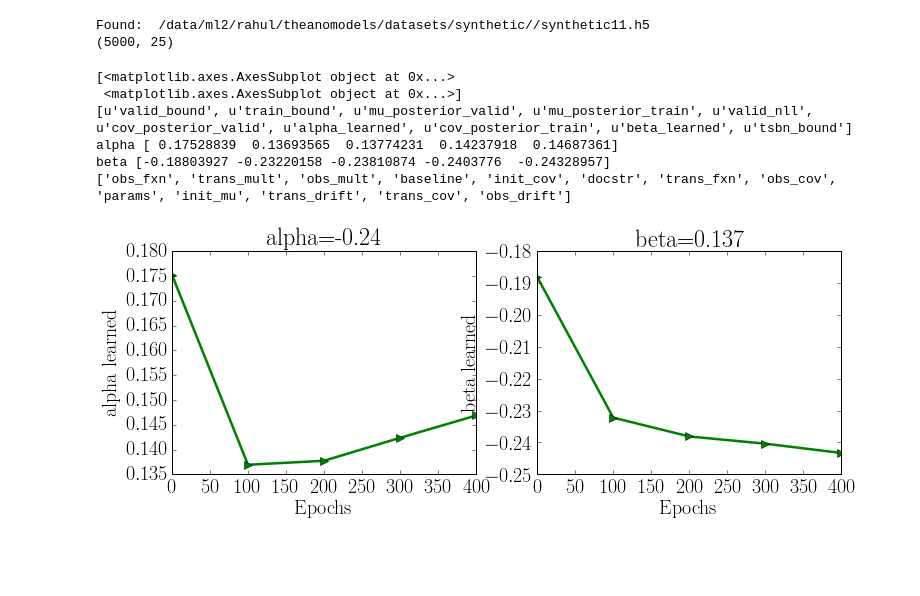
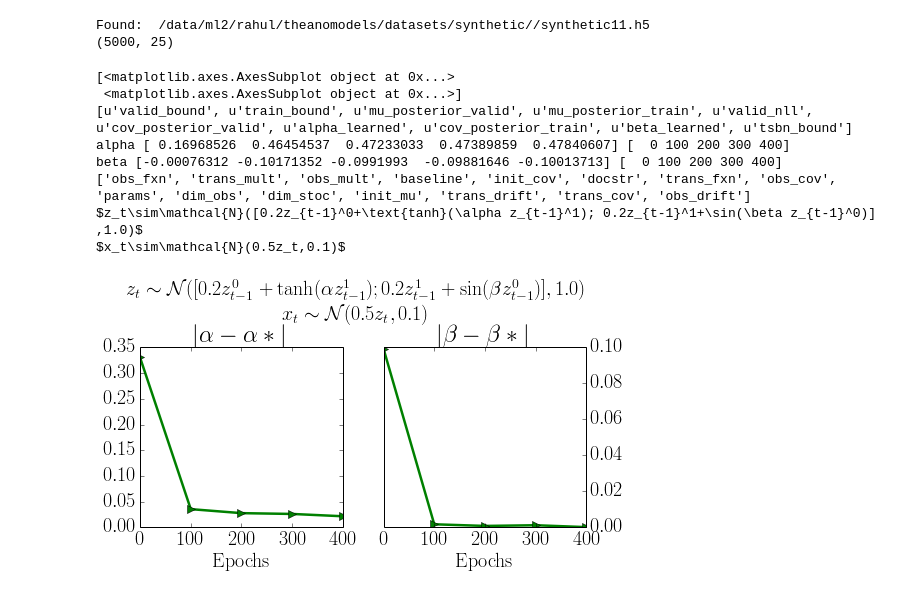
Before and after one commit to clinicalml/structuredinference, a Jupyter notebook: ipynb/synthetic/VisualizeSynthetic-fast.ipynb, the cells around one changed output. Cells and saved outputs as stored; diff of their text form; code cells hidden in the pictures; blank space fills up the shorter version.

```diff
--- a/ipynb/synthetic/VisualizeSynthetic-fast.ipynb
+++ b/ipynb/synthetic/VisualizeSynthetic-fast.ipynb
@@ -91,43 +91,53 @@ colors['x']  = '#FF6347'
 colors['z']  = '#FF6347'
 colors['KF'] = '#C0C0C0'
 
 Nparams = len(dset_params)
 
-fig_train,axlist_train = plt.subplots(1,Nparams,figsize = (12,4))
+fig_train,axlist_train = plt.subplots(1,Nparams,figsize = (8,4))
 if Nparams==1:
     axlist_train =[axlist_train]
 else:
     axlist_train = axlist_train.ravel()
 print axlist_train
 
 for f in glob.glob(SAVEDIR+'/*'+paramconfig+'*-final.h5'):
     code     = getCode(f)
     synthData= getHDF5Data(DATADIR+'/'+dataset+'.h5')
     alldata  = getHDF5Data(f)
     print alldata.keys()
     params  = readPickle(getConfigFile(f))[0]
     for idx,k in enumerate(dset_params):
         assert k+'_learned' in alldata,'Expecting '+str(k)
         X       = np.arange(0,alldata['train_bound'].shape[0],params['savefreq'])
         Y       = alldata[k+'_learned']
-        Y_se    = (Y-dset_params[k])**2
-        plotBounds(axlist_train[idx],X,Y,colors[code], markers[code],label = code)
-        print k,Y
+        Y_se    = np.abs(Y-dset_params[k])
+        plotBounds(axlist_train[idx],X,Y_se,colors[code], markers[code],label = code)
+        print k,Y,X
 
 print params_synthetic[dataset].keys()
 for idx,k in enumerate(dset_params):
     ax = axlist_train[idx]
     ax.set_xlabel('Epochs')
-    ax.set_ylabel(k+' learned')
-    ax.set_title(k+'='+str(dset_params[k]))
+    ax.set_xticks(X)
+    #ax.set_ylabel(k)
+    if (idx+1)%2==0:
+        ax.yaxis.tick_right()
+    #ax.set_title(k+'*='+str(dset_params[k]))
+    ax.set_title('$|\\'+k+'-\\'+k+'*'+'|$')
+print params_synthetic[dataset]['docstr']
+plt.suptitle(params_synthetic[dataset]['docstr'])
+plt.subplots_adjust(top=0.75)
+plt.savefig('param-estimation.pdf',bbox_inches='tight')
 # %% [output]
 [<matplotlib.axes.AxesSubplot object at 0x...>
  <matplotlib.axes.AxesSubplot object at 0x...>]
 [u'valid_bound', u'train_bound', u'mu_posterior_valid', u'mu_posterior_train', u'valid_nll', u'cov_posterior_valid', u'alpha_learned', u'cov_posterior_train', u'beta_learned', u'tsbn_bound']
-alpha [ 0.17528839  0.13693565  0.13774231  0.14237918  0.14687361]
-beta [-0.18803927 -0.23220158 -0.23810874 -0.2403776  -0.24328957]
-['obs_fxn', 'trans_mult', 'obs_mult', 'baseline', 'init_cov', 'docstr', 'trans_fxn', 'obs_cov', 'params', 'init_mu', 'trans_drift', 'trans_cov', 'obs_drift']
+alpha [ 0.16968526  0.46454537  0.47233033  0.47389859  0.47840607] [  0 100 200 300 400]
+beta [-0.00076312 -0.10171352 -0.0991993  -0.09881646 -0.10013713] [  0 100 200 300 400]
+['obs_fxn', 'trans_mult', 'obs_mult', 'baseline', 'init_cov', 'docstr', 'trans_fxn', 'obs_cov', 'params', 'dim_obs', 'dim_stoc', 'init_mu', 'trans_drift', 'trans_cov', 'obs_drift']
+$z_t\sim\mathcal{N}([0.2z_{t-1}^0+\text{tanh}(\alpha z_{t-1}^1); 0.2z_{t-1}^1+\sin(\beta z_{t-1}^0)] ,1.0)$
+$x_t\sim\mathcal{N}(0.5z_t,0.1)$
-[figure, old version]
+[figure, new version]
 # %%
 getepoch = re.compile("-EP(.*)-")
 MAXEPOCH = 200
```
Also changed, not shown: 1 other file.
